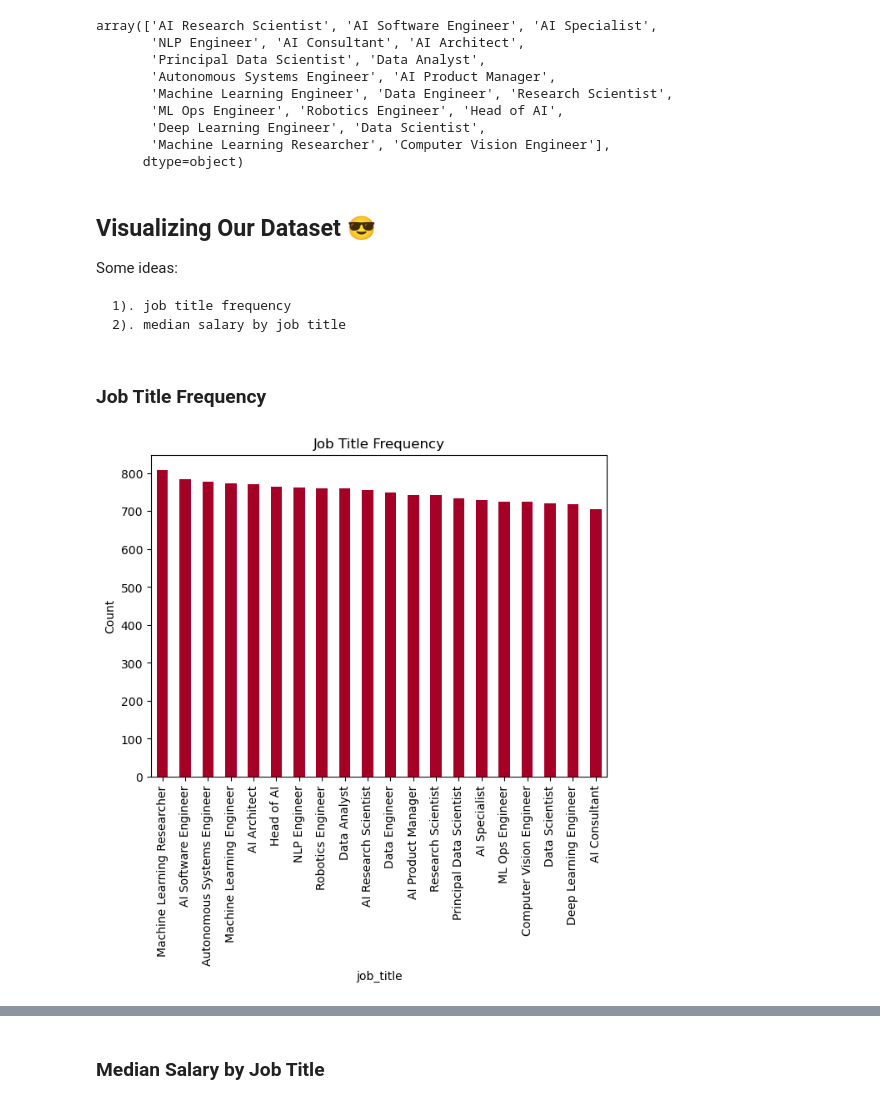
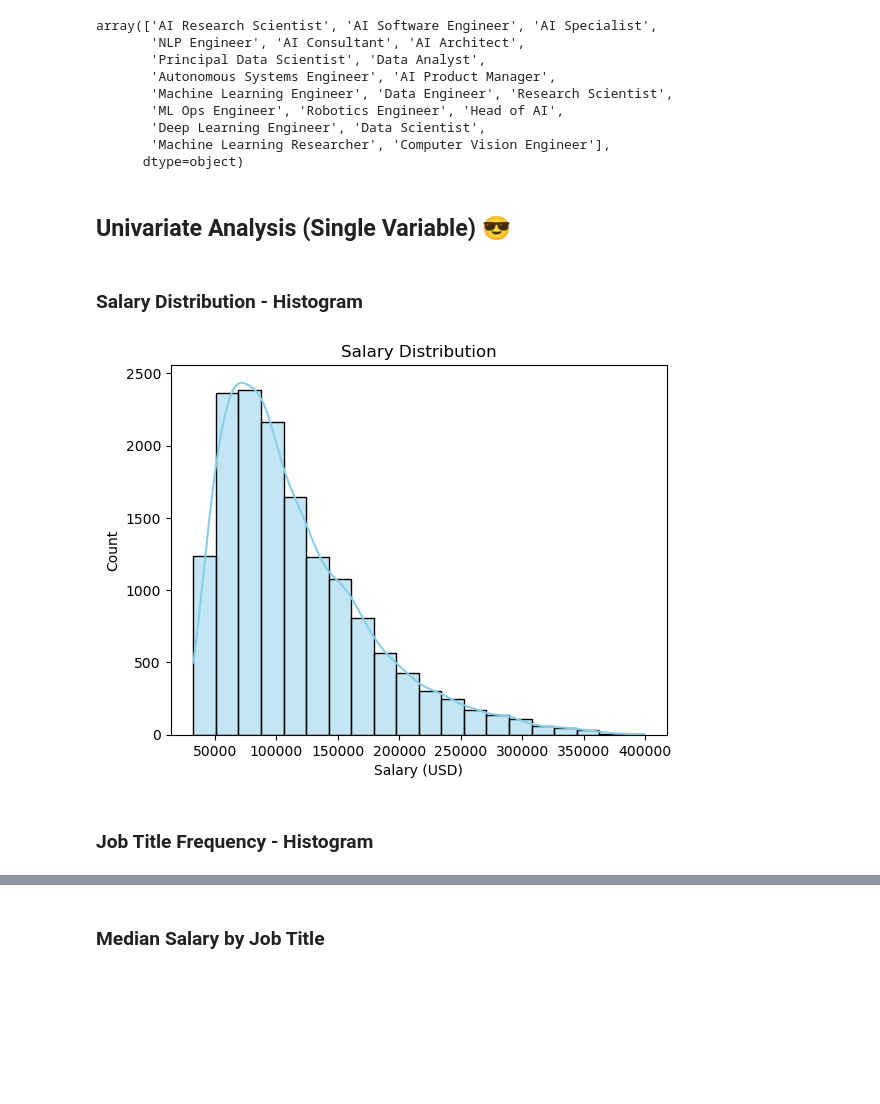
Before and after one commit to pawelsiurek/AI-Market-EDA, a Jupyter notebook: notebooks/EDA.ipynb, the cells around one changed output, grey strips where cells are left out. Drawn from its saved outputs; the diff is of its cells as text; code cells hidden in the pictures; blank space fills up the shorter version.

```diff
--- a/notebooks/EDA.ipynb
+++ b/notebooks/EDA.ipynb
@@ -161,25 +161,17 @@ array(['AI Research Scientist', 'AI Software Engineer', 'AI Specialist',
        'Machine Learning Researcher', 'Computer Vision Engineer'],
       dtype=object)
 # %% [markdown]
-## Visualizing Our Dataset 😎
-
-Some ideas:
-
-    1). job title frequency
-    2). median salary by job title
+## Univariate Analysis (Single Variable) 😎
+# %% [markdown]
+### Salary Distribution - Histogram
+# %%
+import matplotlib.pyplot as plt
+import seaborn as sns
+
+plt.title('Salary Distribution')
+plt.xlabel('Salary (USD)')
+sns.histplot(data=df, x='salary_usd', bins=20, kde=True, color='skyblue');
+# %% [output]
+[figure, added]
 # %% [markdown]
-### Job Title Frequency
+### Job Title Frequency - Histogram
-# %%
-import matplotlib.pyplot as plt
-
-job_titles = list(df['job_title'].unique())
-job_counts = df['job_title'].value_counts()
-
-plt.title('Job Title Frequency')
-plt.xlabel('Job Title')
-plt.ylabel('Count')
-plt.tight_layout()
-job_counts.plot(kind='bar', colormap='RdYlGn')
-plt.show()
-# %% [output]
-[figure, removed]
```
Also changed, not shown: parts of 3 cells of this notebook.
